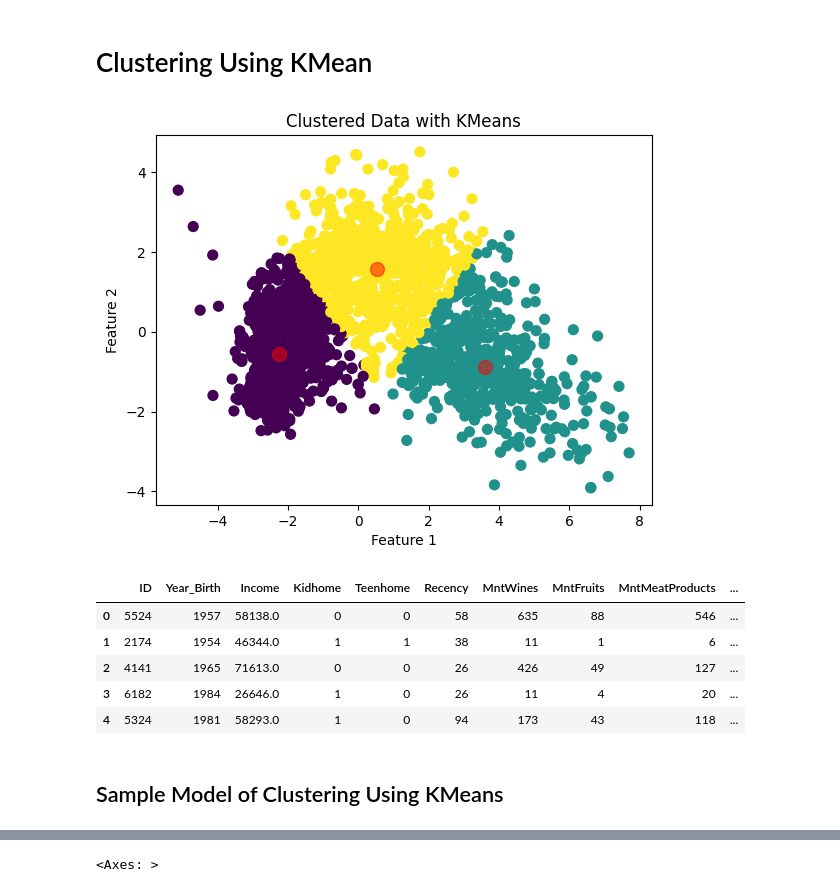
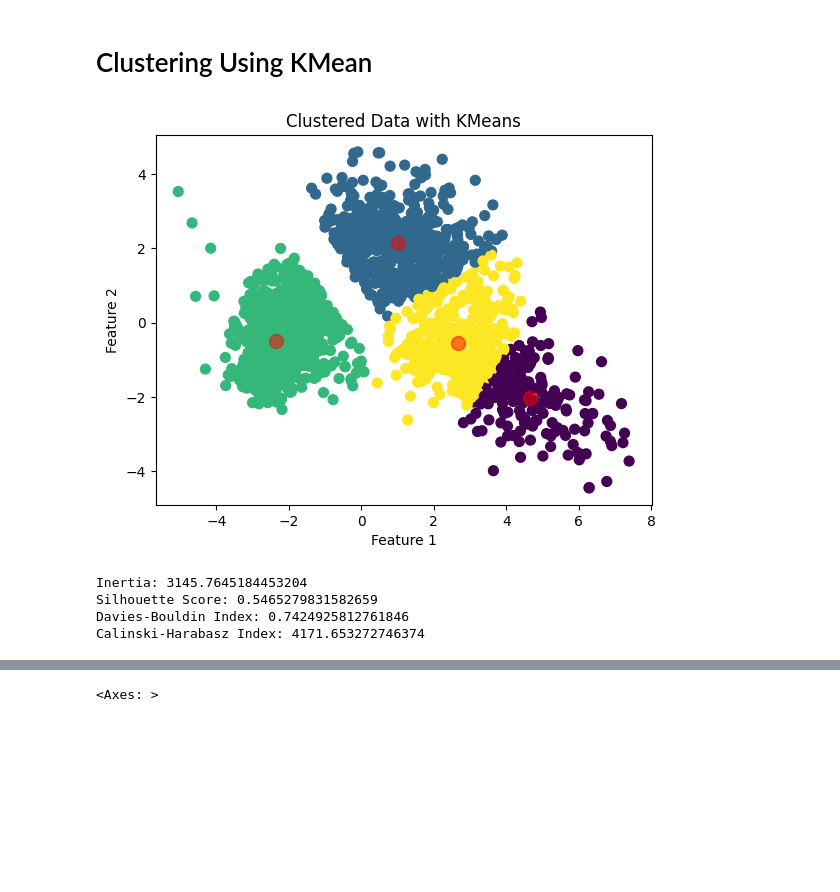
Before and after one commit to chevernemilia/ecl-ds-toolkit, a Jupyter notebook: statistical_testing.ipynb, the cells around one changed output, grey strips where cells are left out. Saved outputs shown, nothing was run; the diff lists cells and outputs as text; code cells hidden in the pictures; blank space fills up the shorter version.

Commit message:
include simulation for kmean

```diff
--- a/statistical_testing.ipynb
+++ b/statistical_testing.ipynb
@@ -1976,6 +1976,7 @@ df7.describe()
 # %%
 from sklearn.datasets import make_blobs
 from sklearn.cluster import KMeans
+from sklearn import metrics
 
 
 # Z norm transform
@@ -1988,45 +1989,49 @@ check_df7_scaled = pd.DataFrame(df7_scaled, columns=df7.columns)
 
 # Perform PCA
 pca = PCA(n_components=2)  # Reduce to 2 dimensions for visualization
 df7_pca = pca.fit_transform(check_df7_scaled)
 
-n_clusters = 3
+n_clusters = 4
 
 
 # Initializing and fitting KMeans clustering model
-kmeans = KMeans(n_clusters=n_clusters)
+kmeans = KMeans(n_clusters=n_clusters, n_init=10)
 kmeans.fit(df7_pca)
 
 # kmeans.fit(df7_scaled)
 
 
 # Getting cluster centers and labels
 centroids = kmeans.cluster_centers_
 cluster_labels = kmeans.labels_
 
 
 # Add cluster labels to the DataFrame
 df7['Cluster'] = cluster_labels
 
 
 # Visualizing clusters and cluster centers
-plt.scatter(df7_pca[:, 0], df7_pca[:, 1], c=labels, s=50, cmap='viridis')
+plt.scatter(df7_pca[:, 0], df7_pca[:, 1], c=cluster_labels, s=50, cmap='viridis')
 # plt.scatter(df7_scaled[:, 0], df7_scaled[:, 1], c=labels, s=50, cmap='viridis')
 plt.scatter(centroids[:, 0], centroids[:, 1], c='red', s=100, alpha=0.5)
 plt.xlabel('Feature 1')
 plt.ylabel('Feature 2')
 plt.title('Clustered Data with KMeans')
 plt.show()
+
+# Evaluate clustering performance
+inertia = kmeans.inertia_
+silhouette_score = metrics.silhouette_score(df7_pca, cluster_labels)
+davies_bouldin_index = metrics.davies_bouldin_score(df7_pca, cluster_labels)
+calinski_harabasz_index = metrics.calinski_harabasz_score(df7_pca, cluster_labels)
+
+print("Inertia:", inertia)
+print("Silhouette Score:", silhouette_score)
+print("Davies-Bouldin Index:", davies_bouldin_index)
+print("Calinski-Harabasz Index:", calinski_harabasz_index)
 # %% [output]
-[figure, old version]
+[figure, new version]
+Inertia: 3145.7645184453204
+Silhouette Score: 0.5465279831582659
+Davies-Bouldin Index: 0.7424925812761846
+Calinski-Harabasz Index: 4171.653272746374
-# %%
-df7.head()
-# %% [output]
-|  | ID | Year_Birth | Income | Kidhome | Teenhome | Recency | MntWines | MntFruits | MntMeatProducts | ... |
-| 0 | 5524 | 1957 | 58138.0 | 0 | 0 | 58 | 635 | 88 | 546 | ... |
-| 1 | 2174 | 1954 | 46344.0 | 1 | 1 | 38 | 11 | 1 | 6 | ... |
-| 2 | 4141 | 1965 | 71613.0 | 0 | 0 | 26 | 426 | 49 | 127 | ... |
-| 3 | 6182 | 1984 | 26646.0 | 1 | 0 | 26 | 11 | 4 | 20 | ... |
-| 4 | 5324 | 1981 | 58293.0 | 1 | 0 | 94 | 173 | 43 | 118 | ... |
-# %% [markdown]
-## Sample Model of Clustering Using KMeans
```
Also changed, not shown: parts of 15 cells of this notebook.
